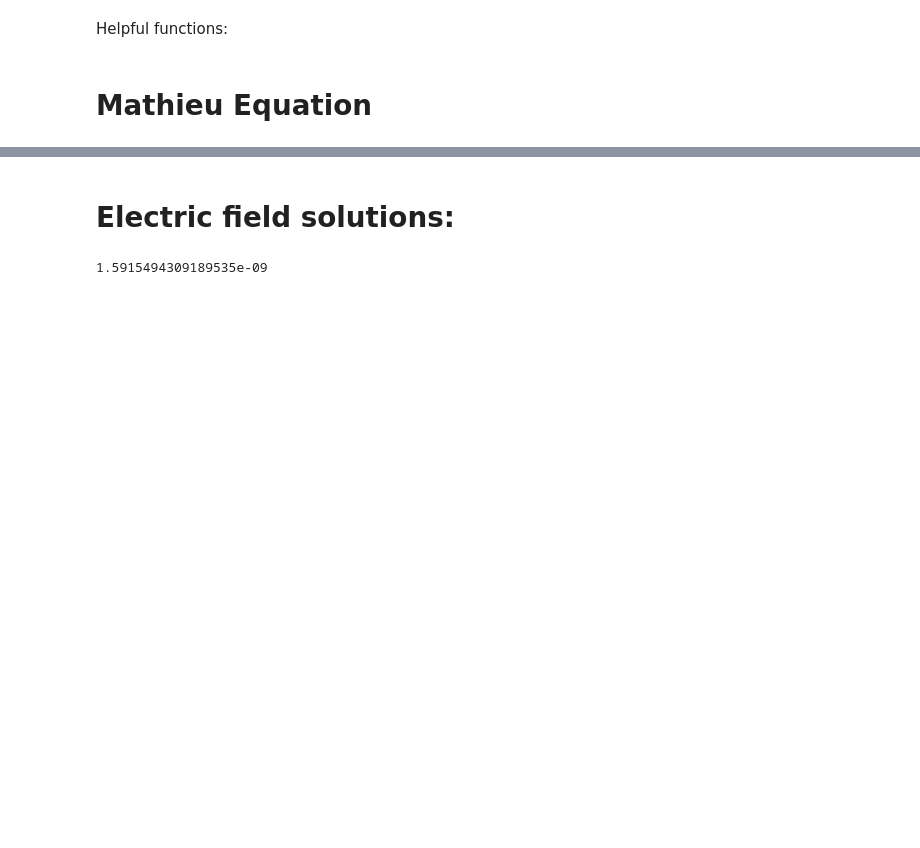
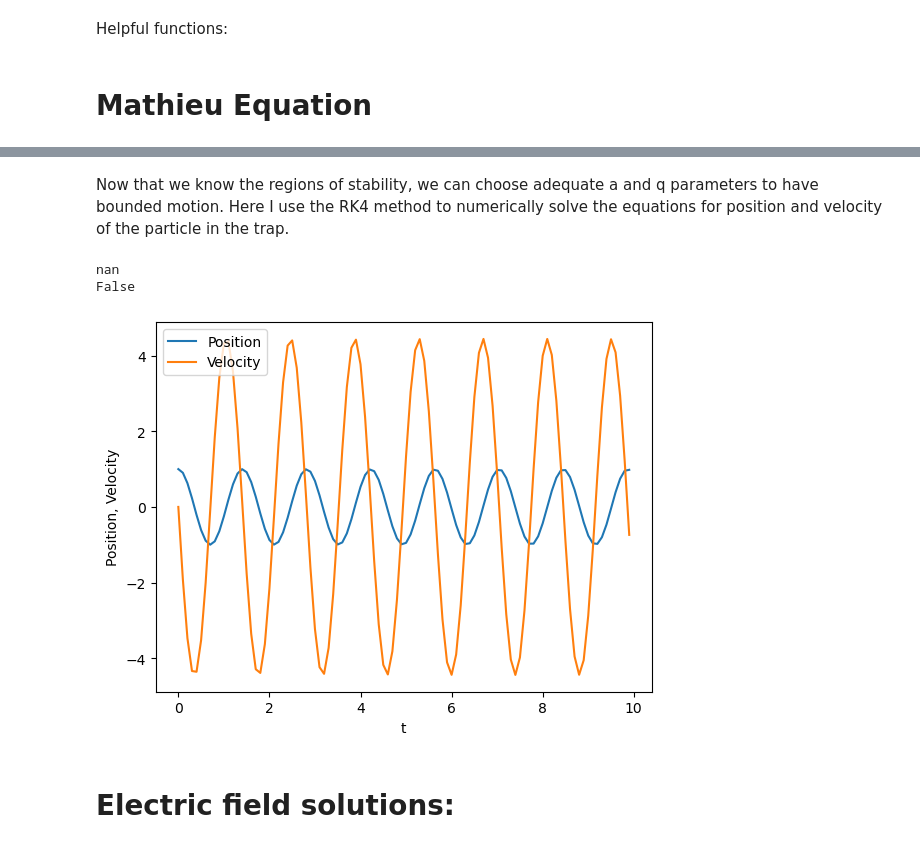
Before and after one commit to ryanamcgill/comp-phys-term-paper, a Jupyter notebook: Paper_Simulations_Figures.ipynb, the cells around one changed output, grey strips where cells are left out. Cells and saved outputs as stored; diff of their text form; code cells hidden in the pictures; blank space fills up the shorter version.

```diff
--- a/Paper_Simulations_Figures.ipynb
+++ b/Paper_Simulations_Figures.ipynb
@@ -15,37 +215,45 @@ def create_circle_pattern(matrix, row, col, radius):
+# %% [markdown]
+Now that we know the regions of stability, we can choose adequate a and q parameters to have bounded motion. Here I use the RK4 method to numerically solve the equations for position and velocity of the particle in the trap.
 # %%
-# Class example:
-def f(r,t):
-    x = r[0]
-    y = r[1]
-    fx = x*y - x
-    fy = y - x*y + np.sin(t)**2
-    return np.array([fx,fy],float)
+# Initial conditions
+y1_0 = 1.0
+y2_0 = 0.0
+a = .1
+q = 10
 
-a = 0.0
-b = 10.0
-N = 1000
-h = (b-a)/N
+# Define Mathieu Equation
+def mathieu(r,t,a,q):
+    y1, y2 = r
+    dy1dt = y2
+    dy2dt =  (a - 2 * q * np.cos(omega_rf * 2 * t)) * y1
+    return np.array([dy1dt,dy2dt])
 
-tpoints = np.arange(a,b,h)
+T = 10
+N = 100
+h = T/N
+tpoints = np.arange(0.0,T,h)
 r = np.zeros((N,2))
-r[0] = [1.0, 1.0]
+r[0] =[y1_0,y2_0]
 
-# To be completed in class: loop over time to solve for x and y, which
-# will be stored in r[]
 for i,t in enumerate(tpoints[1:],1):
-    k1 = h * f(r[i-1], t)
-    k2 = h * f(r[i-1] + 0.5*k1, t+0.5*h)
-    k3 = h * f(r[i-1] + 0.5*k2, t+0.5*h)
-    k4 = h * f(r[i-1]+k3, t+h)
-    r[i] = r[i-1] + (k1 + 2*k2 + 2*k3 + k4) / 6
+    k1 = h * mathieu(r[i-1], t, a, q)
+    k2 = h * mathieu(r[i-1]+0.5*k1, t+0.5*h, a, q)
+    k3 = h * mathieu(r[i-1]+0.5*k2, t+0.5*h, a, q)
+    k4 = h * mathieu(r[i-1]+k3, t+h, a, q)
+    r[i] = r[i-1] + (k1 + 2*k2 + 2*k3 + k4) / 6.0
 
+print(is_stable(a,q,y1_0,y2_0,tau=1000,N=N))
 
-plt.plot(tpoints, r[:,0], label='x')
-plt.plot(tpoints, r[:,1], label='y')
+plt.plot(tpoints, r[:,0], label=r'Position')
+plt.plot(tpoints, r[:,1], label=r'Velocity')
 plt.xlabel("t")
-plt.ylabel("x,y")
-plt.legend(loc='best')
+plt.ylabel(r"Position, Velocity")
+plt.legend()
 plt.show()
+# %% [output]
+nan
+False
+[figure, added]
 # %% [markdown]
 # Electric field solutions:
 # %%
@@ -70,14 +277,14 @@ for row,col in coords_neg:
 # Find the electrostatic field at the given time step.
 # In time, we want to iterate over one period.
 N = 10 # time steps
-period = 1 / Omega_Rf
-print(period)
+period = 1 / omega_rf
+
 time_step = np.linspace(start=0.0,stop=period,num=N)
 a = 1e-3 # 1mm spacing
 
 # We will call our two rods by their initial voltage pattern
-negvoltage = -A * np.cos(time_step * Omega_Rf)
-posvoltage = A * np.cos(time_step * Omega_Rf)
+negvoltage = -A * np.cos(time_step * omega_rf)
+posvoltage = A * np.cos(time_step * omega_rf)
 # Make a cumulative average, or a total matrix
 phi_all = np.zeros((N,M+1,M+1),dtype=float)
 it = 0
@@ -123,8 +330,6 @@ for t in time_step:
     phi_all[it] = phi
     print(it)
     it += 1
-# %% [output]
-1.5915494309189535e-09
 # %%
 from PIL import Image, ImageDraw
 from matplotlib import cm
```
Also changed, not shown: parts of 8 cells of this notebook.
